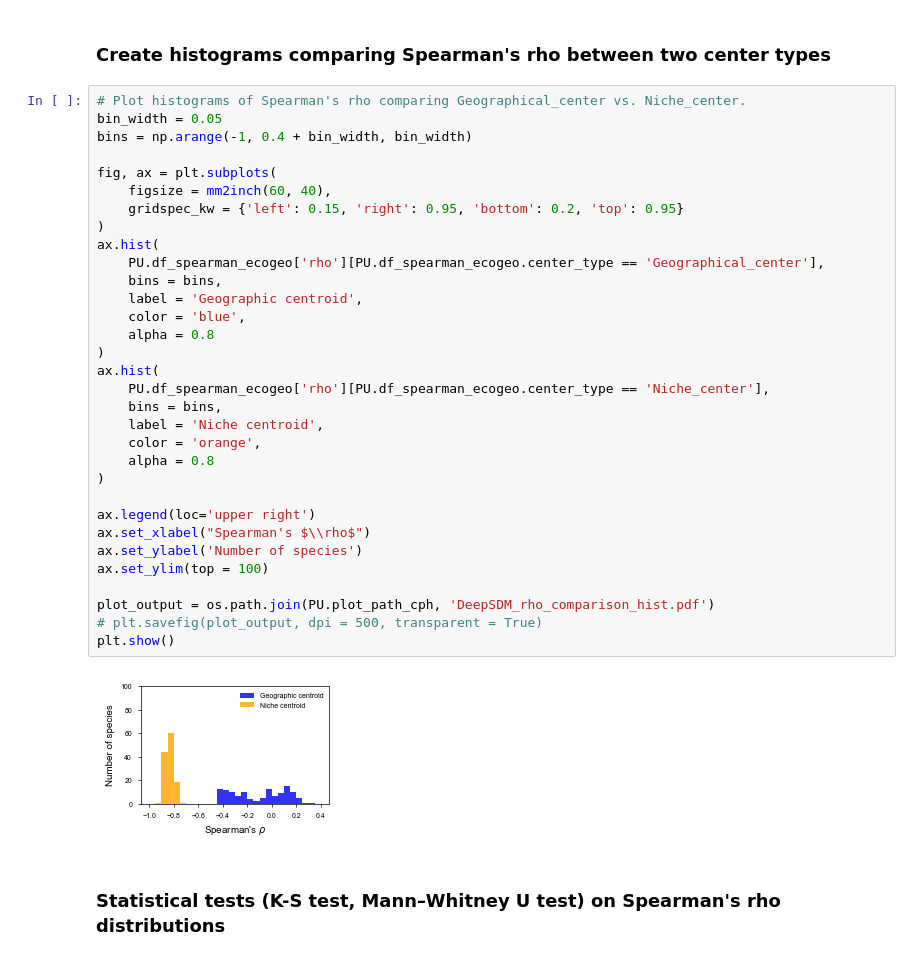
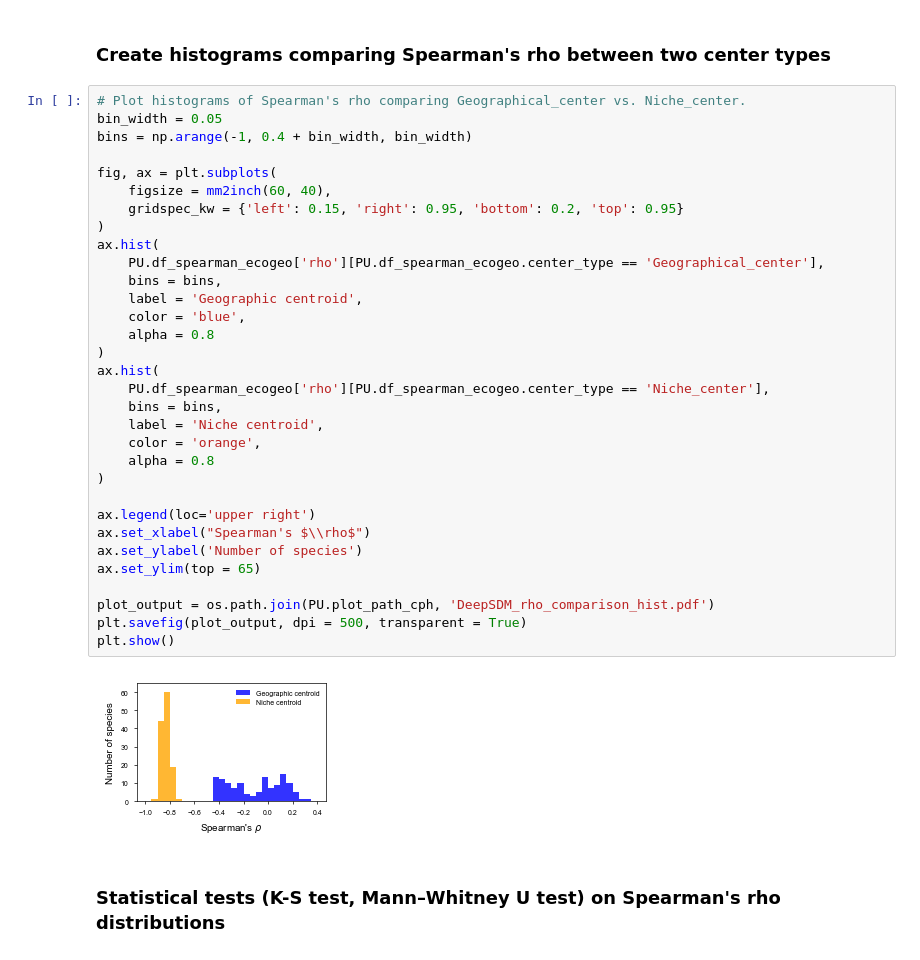
Before and after one commit to KLKua/DeepSDM, a Jupyter notebook: Fig6_cph.ipynb, the cells around one changed output. Cells and saved outputs as stored; diff of their text form.

Commit message:
figure size changed

```diff
--- a/Fig6_cph.ipynb
+++ b/Fig6_cph.ipynb
@@ -56,36 +56,36 @@ with open(PU.geographical_beta_params_path, 'w') as f:
 # Plot histograms of Spearman's rho comparing Geographical_center vs. Niche_center.
 bin_width = 0.05
 bins = np.arange(-1, 0.4 + bin_width, bin_width)
 
 fig, ax = plt.subplots(
     figsize = mm2inch(60, 40),
     gridspec_kw = {'left': 0.15, 'right': 0.95, 'bottom': 0.2, 'top': 0.95}
 )
 ax.hist(
     PU.df_spearman_ecogeo['rho'][PU.df_spearman_ecogeo.center_type == 'Geographical_center'],
     bins = bins,
     label = 'Geographic centroid',
     color = 'blue',
     alpha = 0.8
 )
 ax.hist(
     PU.df_spearman_ecogeo['rho'][PU.df_spearman_ecogeo.center_type == 'Niche_center'],
     bins = bins,
     label = 'Niche centroid',
     color = 'orange',
     alpha = 0.8
 )
 
 ax.legend(loc='upper right')
 ax.set_xlabel("Spearman's $\\rho$")
 ax.set_ylabel('Number of species')
-ax.set_ylim(top = 100)
+ax.set_ylim(top = 65)
 
 plot_output = os.path.join(PU.plot_path_cph, 'DeepSDM_rho_comparison_hist.pdf')
-# plt.savefig(plot_output, dpi = 500, transparent = True)
+plt.savefig(plot_output, dpi = 500, transparent = True)
 plt.show()
 # %% [output]
-[figure, old version]
+[figure, new version]
 # %% [markdown]
 ### Statistical tests (K-S test, Mann–Whitney U test) on Spearman's rho distributions
 # %%
```
Also changed, not shown: parts of 1 cell of this notebook.
